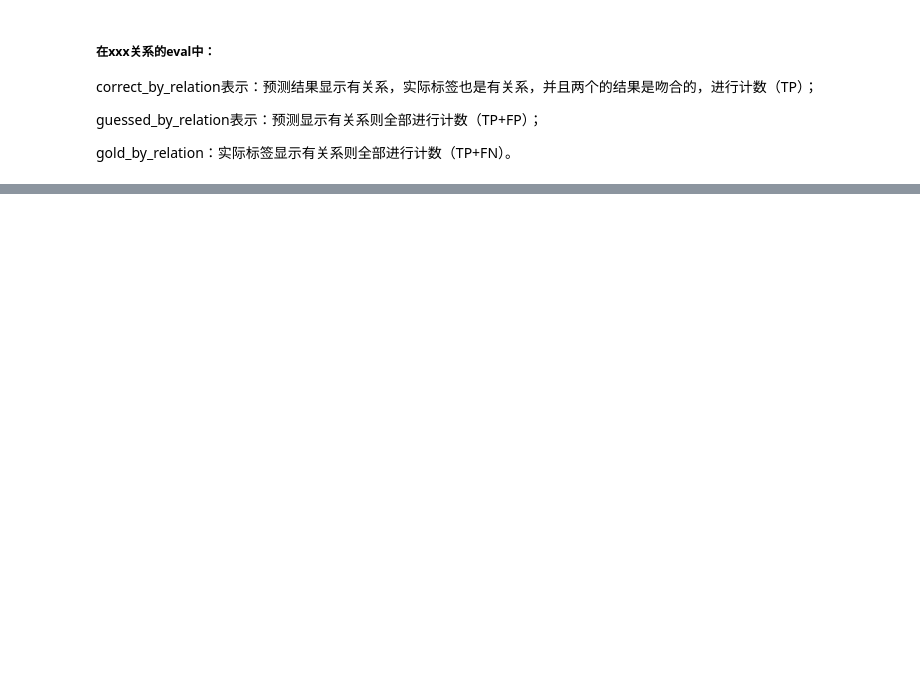
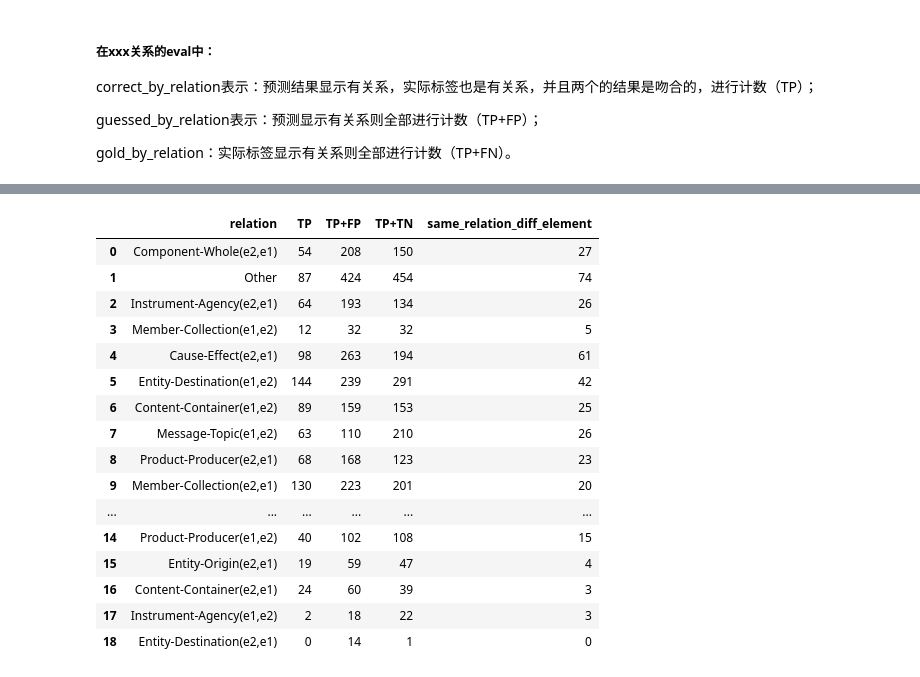
Before and after one commit to jingjjjjjie/Gemma_RE, a Jupyter notebook: gemma_re_y/notebooks/eval_test_y.ipynb, the cells around one changed output, grey strips where cells are left out. Cells and saved outputs as stored; diff of their text form; code cells hidden in the pictures; blank space fills up the shorter version.

```diff
--- a/gemma_re_y/notebooks/eval_test_y.ipynb
+++ b/gemma_re_y/notebooks/eval_test_y.ipynb
@@ -180,6 +192,6 @@ data
 # %%
 # all kind of relation extraction
-'''rlt = ["Component-Whole(e2,e1)",
+rlt = ["Component-Whole(e2,e1)",
     "Other",
     "Instrument-Agency(e2,e1)",
     "Member-Collection(e1,e2)",
@@ -197,8 +209,8 @@ data
     "Entity-Origin(e2,e1)",
     "Content-Container(e2,e1)",
     "Instrument-Agency(e1,e2)",
-    "Entity-Destination(e2,e1)"]'''
-rlt = ['Other','Message-Topic(e1,e2)']
+    "Entity-Destination(e2,e1)"]
+#rlt = ['Other','Message-Topic(e1,e2)']
 # %% [markdown]
 ##### 在xxx关系的eval中：
 correct_by_relation表示：预测结果显示有关系，实际标签也是有关系，并且两个的结果是吻合的，进行计数（TP）；
@@ -219,19 +229,22 @@ for r in rlt:
     correct_by_relation = 0
     guessed_by_relation = len(data[data['p_relation']==r])
     gold_by_relation = len(data[data['a_relation']==r])
+    same_relation_diff_element = 0
     df = data[(data['p_relation']==r) & (data['a_relation']==r)].reset_index(drop=True)
     #print(df)
     for i in range(len(df)):
-        ans = df['ans'][i]
+        ans = df['ans'][i]['completion']
         predict = df['predict'][i]
-        print(ans, predict)
+        #print(ans, predict)
         #print(i)
-        if ans['h']['name']==predict['h']['name'] and ans['t']['name']==predict['t']['name']:
-            print(i)
-            print(ans['h']['name'],predict['h']['name'])
-            print(ans['t']['name'],predict['t']['name'])
+        if ans['head']==predict['head'] and ans['tail']==predict['tail']:
+            #print(i)
+            #print(ans['h']['name'],predict['h']['name'])
+            #print(ans['t']['name'],predict['t']['name'])
             correct_by_relation += 1
-    result[r] = [correct_by_relation, guessed_by_relation, gold_by_relation] # TP, TP+FP, TP+TN
+        else:
+            same_relation_diff_element += 1
+    result[r] = [correct_by_relation, guessed_by_relation, gold_by_relation, same_relation_diff_element] # TP, TP+FP, TP+TN, same_relation_diff_element
 
 print(result)
 # %% [output]
@@ -293,0 +297,24 @@ f1_micro: 0.43
+# %%
+# result for each relation
+pd_result = pd.DataFrame(result.items(), columns=['relation','result'])
+pd_result[['TP','TP+FP','TP+TN','same_relation_diff_element']] = pd.DataFrame(pd_result['result'].tolist())
+pd_result = pd_result.drop('result', axis=1)
+pd_result
+# %% [output]
+|  | relation | TP | TP+FP | TP+TN | same_relation_diff_element |
+| 0 | Component-Whole(e2,e1) | 54 | 208 | 150 | 27 |
+| 1 | Other | 87 | 424 | 454 | 74 |
+| 2 | Instrument-Agency(e2,e1) | 64 | 193 | 134 | 26 |
+| 3 | Member-Collection(e1,e2) | 12 | 32 | 32 | 5 |
+| 4 | Cause-Effect(e2,e1) | 98 | 263 | 194 | 61 |
+| 5 | Entity-Destination(e1,e2) | 144 | 239 | 291 | 42 |
+| 6 | Content-Container(e1,e2) | 89 | 159 | 153 | 25 |
+| 7 | Message-Topic(e1,e2) | 63 | 110 | 210 | 26 |
+| 8 | Product-Producer(e2,e1) | 68 | 168 | 123 | 23 |
+| 9 | Member-Collection(e2,e1) | 130 | 223 | 201 | 20 |
+| ... | ... | ... | ... | ... | ... |
+| 14 | Product-Producer(e1,e2) | 40 | 102 | 108 | 15 |
+| 15 | Entity-Origin(e2,e1) | 19 | 59 | 47 | 4 |
+| 16 | Content-Container(e2,e1) | 24 | 60 | 39 | 3 |
+| 17 | Instrument-Agency(e1,e2) | 2 | 18 | 22 | 3 |
+| 18 | Entity-Destination(e2,e1) | 0 | 14 | 1 | 0 |
```
Also changed, not shown: parts of 24 cells of this notebook, 4 other files.
